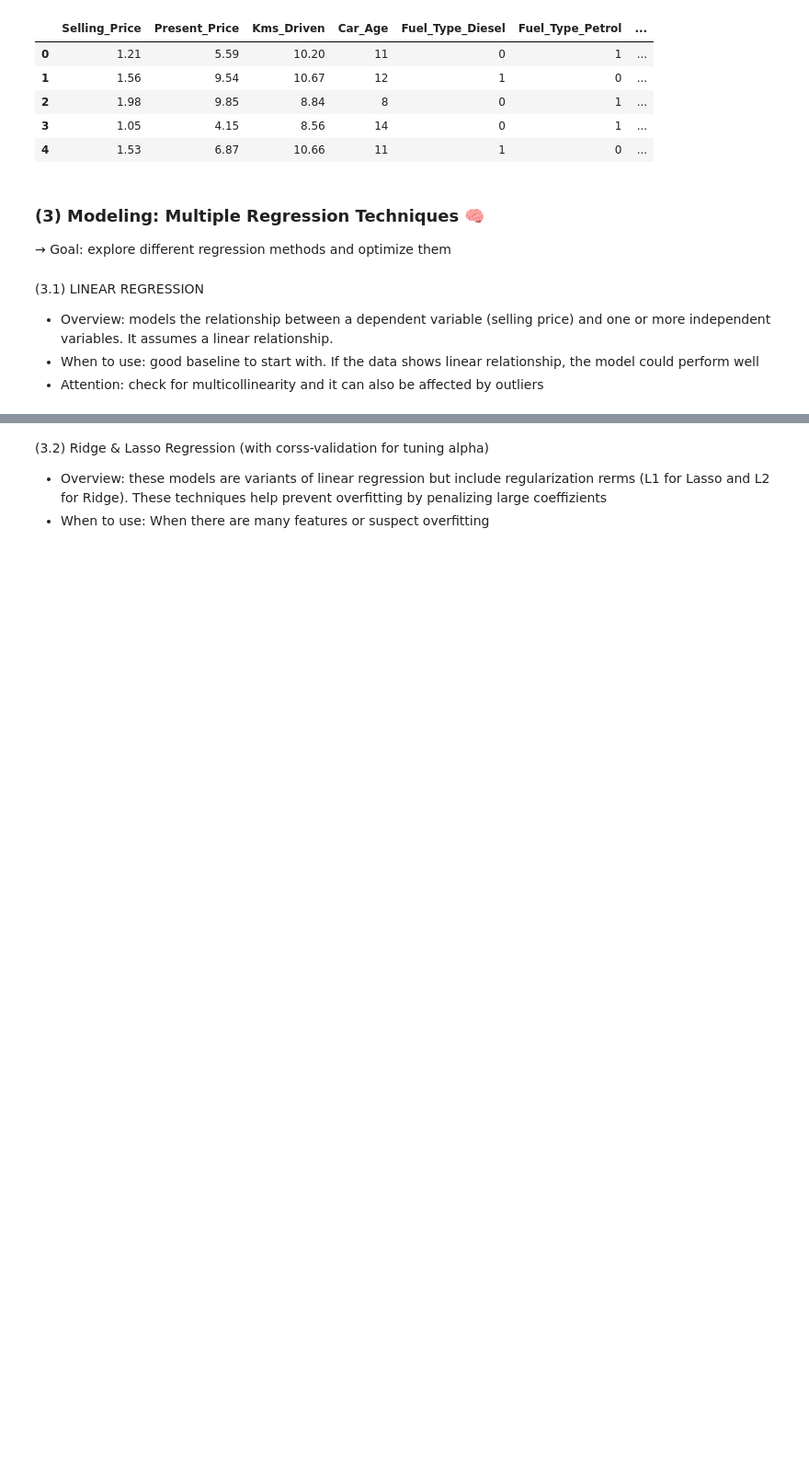
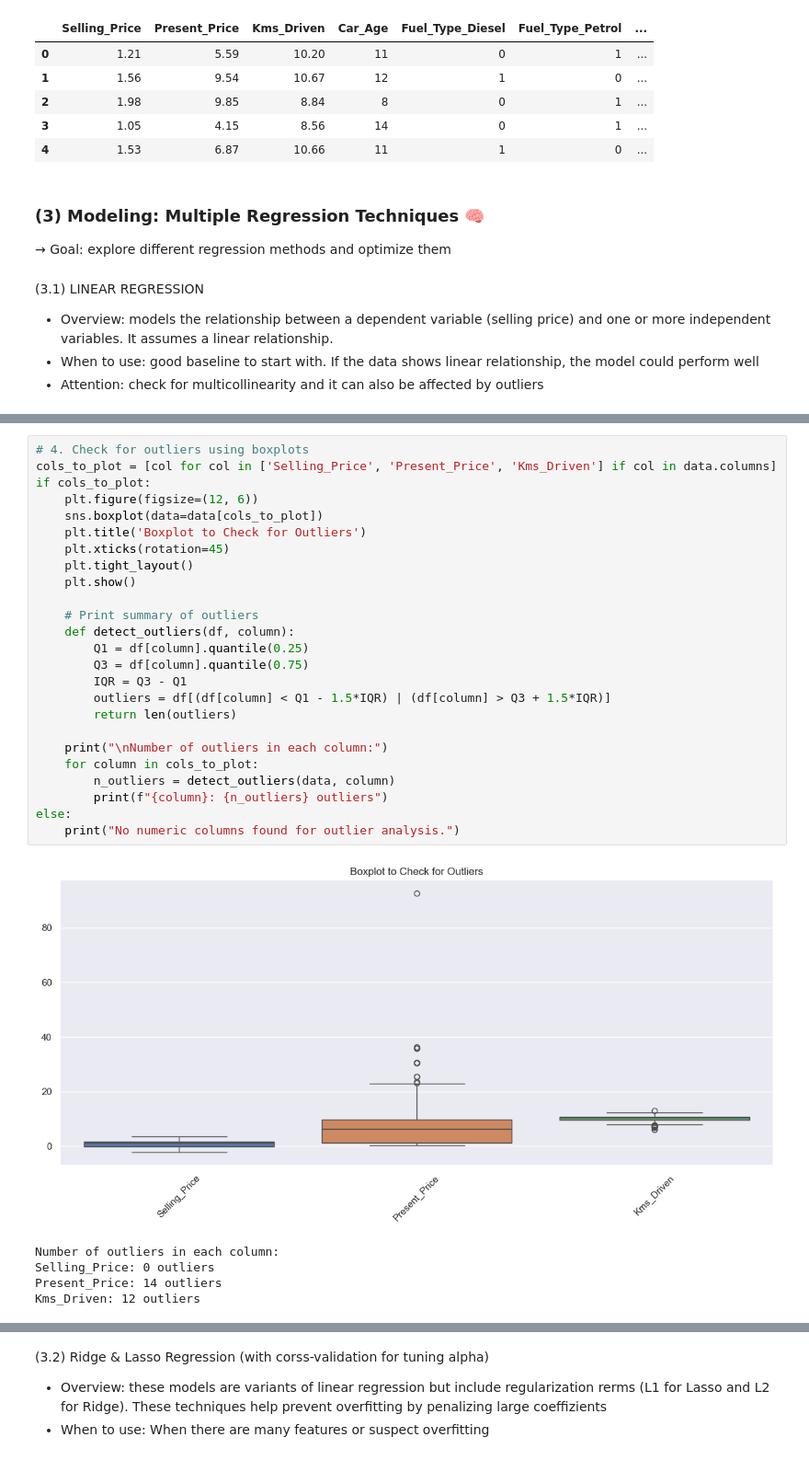
Before and after one commit to rakipario/cars-cars-cars, a Jupyter notebook: cars.ipynb, the cells around one changed output, grey strips where cells are left out. Shown at 92% size. Cells and saved outputs as stored; diff of their text form; blank space fills up the shorter version.

```diff
--- a/cars.ipynb
+++ b/cars.ipynb
@@ -367,0 +467,31 @@ data.head()
+# %%
+# 4. Check for outliers using boxplots
+cols_to_plot = [col for col in ['Selling_Price', 'Present_Price', 'Kms_Driven'] if col in data.columns]
+if cols_to_plot:
+    plt.figure(figsize=(12, 6))
+    sns.boxplot(data=data[cols_to_plot])
+    plt.title('Boxplot to Check for Outliers')
+    plt.xticks(rotation=45)
+    plt.tight_layout()
+    plt.show()
+
+    # Print summary of outliers
+    def detect_outliers(df, column):
+        Q1 = df[column].quantile(0.25)
+        Q3 = df[column].quantile(0.75)
+        IQR = Q3 - Q1
+        outliers = df[(df[column] < Q1 - 1.5*IQR) | (df[column] > Q3 + 1.5*IQR)]
+        return len(outliers)
+
+    print("\nNumber of outliers in each column:")
+    for column in cols_to_plot:
+        n_outliers = detect_outliers(data, column)
+        print(f"{column}: {n_outliers} outliers")
+else:
+    print("No numeric columns found for outlier analysis.")
+# %% [output]
+[figure, added]
+Number of outliers in each column:
+Selling_Price: 0 outliers
+Present_Price: 14 outliers
+Kms_Driven: 12 outliers
```
Also changed, not shown: parts of 45 cells of this notebook.
